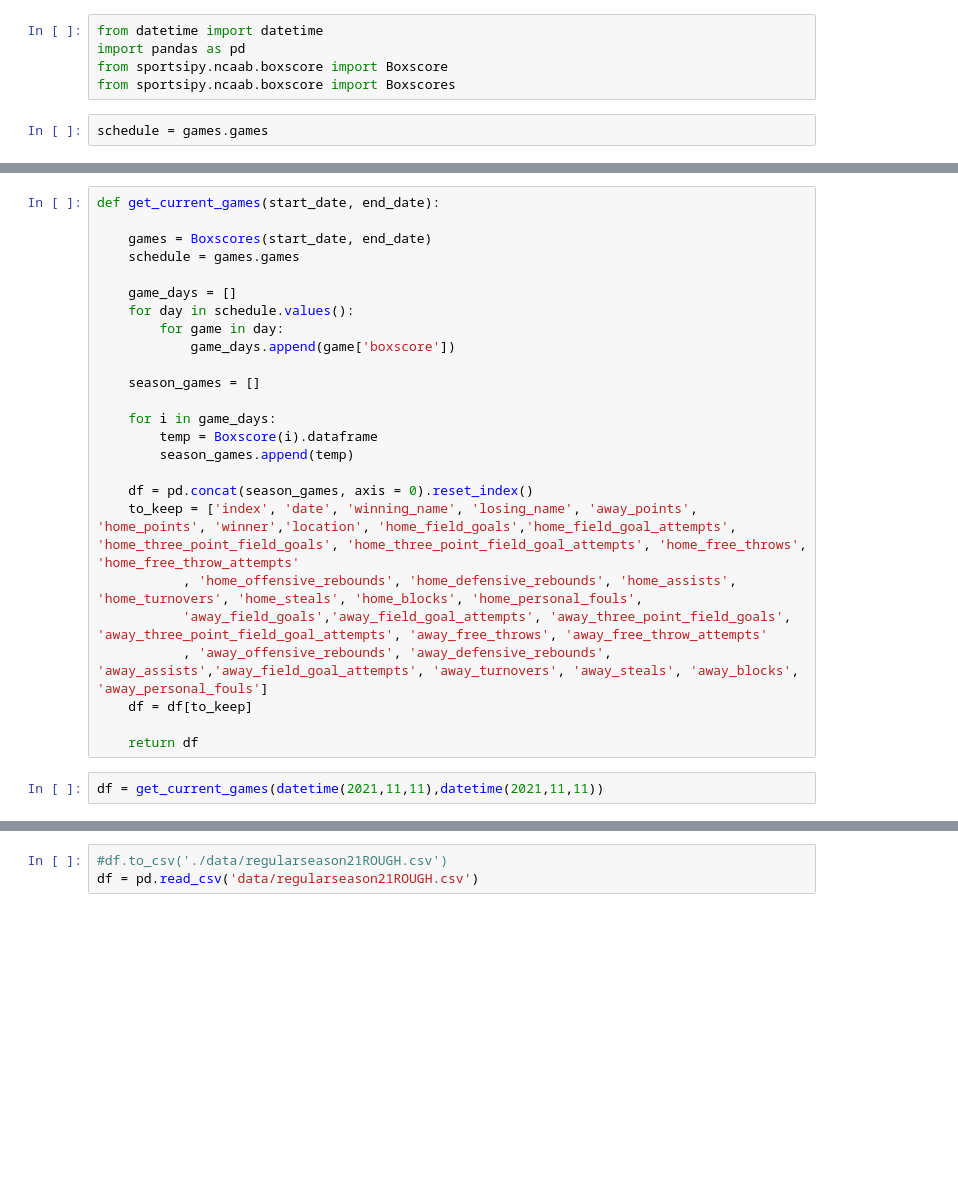
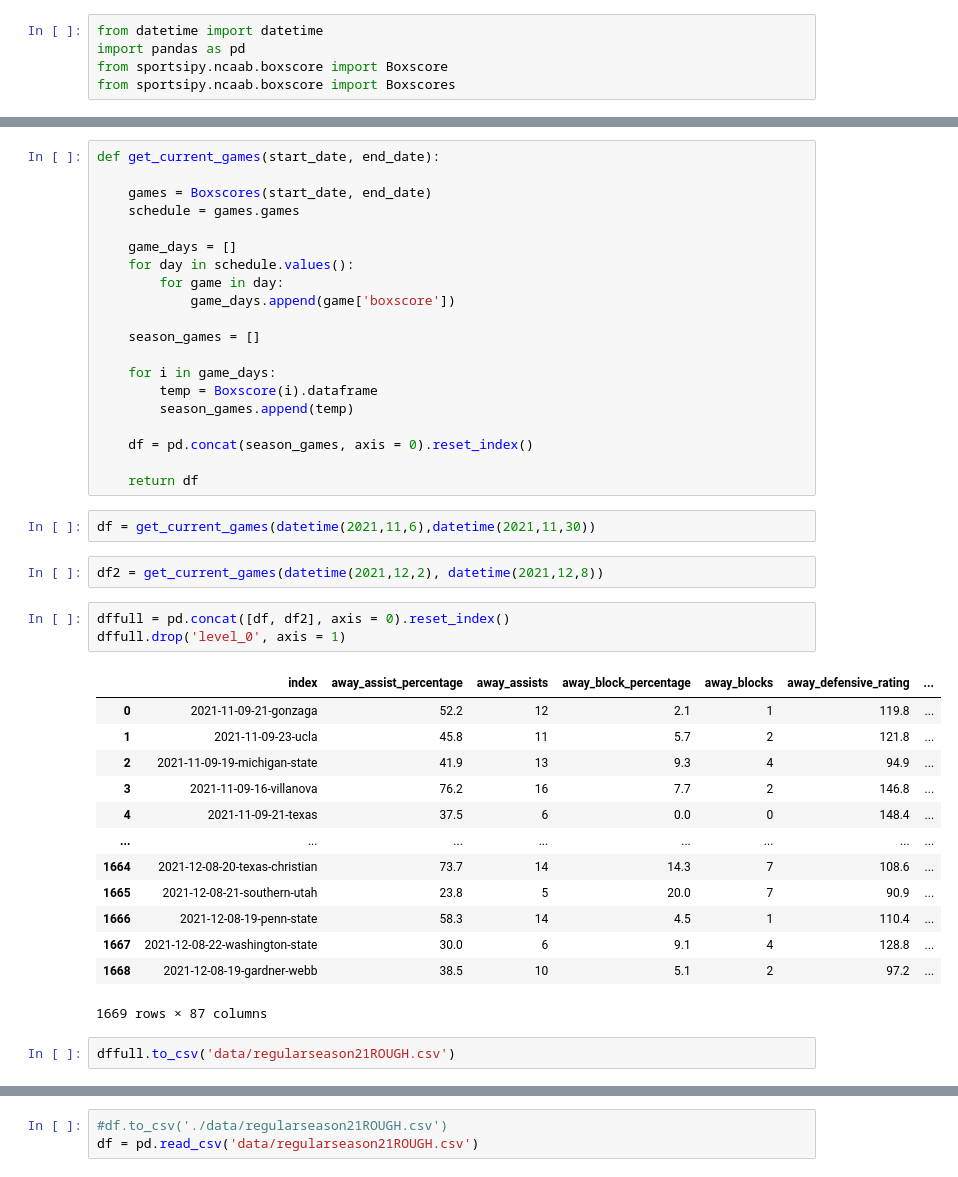
Before and after one commit to MatthewR1021/Machine-Learning-Madness, a Jupyter notebook: RecentGames.ipynb, the cells around one changed output, grey strips where cells are left out. Cells and saved outputs as stored; diff of their text form; blank space fills up the shorter version.

```diff
--- a/RecentGames.ipynb
+++ b/RecentGames.ipynb
@@ -3,5 +3,3 @@ from datetime import datetime
 import pandas as pd
 from sportsipy.ncaab.boxscore import Boxscore
 from sportsipy.ncaab.boxscore import Boxscores
-# %%
-schedule = games.games
@@ -23,12 +39,28 @@ def get_current_games(start_date, end_date):
         season_games.append(temp)
 
     df = pd.concat(season_games, axis = 0).reset_index()
-    to_keep = ['index', 'date', 'winning_name', 'losing_name', 'away_points', 'home_points', 'winner','location', 'home_field_goals','home_field_goal_attempts', 'home_three_point_field_goals', 'home_three_point_field_goal_attempts', 'home_free_throws', 'home_free_throw_attempts'
-           , 'home_offensive_rebounds', 'home_defensive_rebounds', 'home_assists', 'home_turnovers', 'home_steals', 'home_blocks', 'home_personal_fouls',
-           'away_field_goals','away_field_goal_attempts', 'away_three_point_field_goals', 'away_three_point_field_goal_attempts', 'away_free_throws', 'away_free_throw_attempts'
-           , 'away_offensive_rebounds', 'away_defensive_rebounds', 'away_assists','away_field_goal_attempts', 'away_turnovers', 'away_steals', 'away_blocks', 'away_personal_fouls']
-    df = df[to_keep]
 
     return df
 # %%
-df = get_current_games(datetime(2021,11,11),datetime(2021,11,11))
+df = get_current_games(datetime(2021,11,6),datetime(2021,11,30))
+# %%
+df2 = get_current_games(datetime(2021,12,2), datetime(2021,12,8))
+# %%
+dffull = pd.concat([df, df2], axis = 0).reset_index()
+dffull.drop('level_0', axis = 1)
+# %% [output]
+|  | index | away_assist_percentage | away_assists | away_block_percentage | away_blocks | away_defensive_rating | ... |
+| 0 | 2021-11-09-21-gonzaga | 52.2 | 12 | 2.1 | 1 | 119.8 | ... |
+| 1 | 2021-11-09-23-ucla | 45.8 | 11 | 5.7 | 2 | 121.8 | ... |
+| 2 | 2021-11-09-19-michigan-state | 41.9 | 13 | 9.3 | 4 | 94.9 | ... |
+| 3 | 2021-11-09-16-villanova | 76.2 | 16 | 7.7 | 2 | 146.8 | ... |
+| 4 | 2021-11-09-21-texas | 37.5 | 6 | 0.0 | 0 | 148.4 | ... |
+| ... | ... | ... | ... | ... | ... | ... | ... |
+| 1664 | 2021-12-08-20-texas-christian | 73.7 | 14 | 14.3 | 7 | 108.6 | ... |
+| 1665 | 2021-12-08-21-southern-utah | 23.8 | 5 | 20.0 | 7 | 90.9 | ... |
+| 1666 | 2021-12-08-19-penn-state | 58.3 | 14 | 4.5 | 1 | 110.4 | ... |
+| 1667 | 2021-12-08-22-washington-state | 30.0 | 6 | 9.1 | 4 | 128.8 | ... |
+| 1668 | 2021-12-08-19-gardner-webb | 38.5 | 10 | 5.1 | 2 | 97.2 | ... |
+1669 rows × 87 columns
+# %%
+dffull.to_csv('data/regularseason21ROUGH.csv')
```
Also changed, not shown: parts of 15 cells of this notebook, 1 other file.
